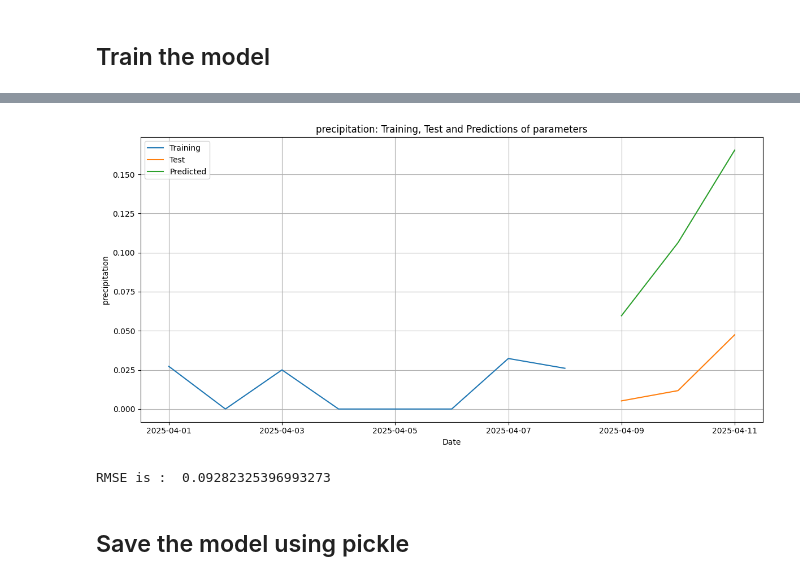
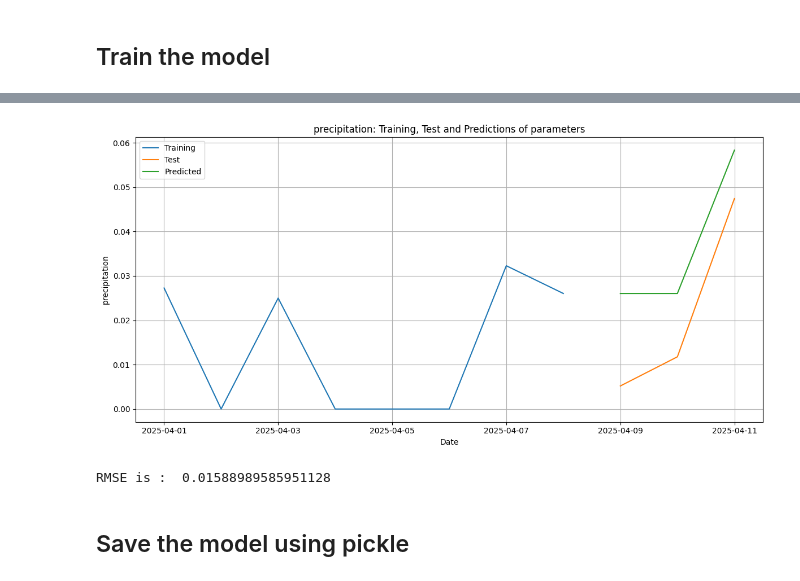
Before and after one commit to Jangsoodlor/smart-plant-pot-model, a Jupyter notebook: training/exog_prediction_models.ipynb, the cells around one changed output, grey strips where cells are left out. Drawn from its saved outputs; the diff is of its cells as text; code cells hidden in the pictures.

Commit message:
Load the model parameters with generated parameters from auto_arima

```diff
--- a/training/exog_prediction_models.ipynb
+++ b/training/exog_prediction_models.ipynb
@@ -197,3 +228,18 @@ plot_acf(df["precipitation"].diff().dropna().diff().dropna())
 The graph is not clear, therefore, the q parameter might be 0 or 1
 # %% [markdown]
 ## Train the model
+# %%
+# Use auto_arima to find the best model parameters
+model = auto_arima(train_data['precipitation'],
+                   seasonal=True,
+                   m=4,  # seasonality
+                   d=1,
+                   D=1,
+                   max_p=3,
+                   max_q=3,
+                   max_P=2,
+                   max_Q=2,
+                   trace=True,
+                   error_action='ignore',
+                   suppress_warnings=True,
+                   stepwise=True)
@@ -200,37 +267,37 @@ The graph is not clear, therefore, the q parameter might be 0 or 1
 # %%
 model_humidity = SARIMAX(
     endog=train_data['precipitation'],
-    order=(1,2,1),
-    seasonal_order=(1,2,1,4)
+    order=model.order, # (1,2,1),
+    seasonal_order=model.seasonal_order # (1,2,1,4)
 )
 humidity_results = model_humidity.fit()
 
 humidity_prediction = humidity_results.get_forecast(steps = int(test_data['precipitation'].count())).predicted_mean
 forecast_index = pd.date_range(
             start=test_data.index[0],
             freq=timedelta(days=1),
             periods=int(test_data['precipitation'].count()),
         )
 humidity_prediction.columns = ['predicted']
 
 plt.figure(figsize=(12, 6))
 # Ensure datetime index and proper plotting
 plt.plot(train_data.index, train_data["precipitation"], label="Training")
 plt.plot(test_data.index, test_data["precipitation"], label="Test")
 plt.plot(test_data.index, humidity_prediction, label="Predicted")  # use the same x-axis as test
 
 plt.legend()
 plt.xlabel("Date")
 plt.ylabel("precipitation")
 plt.title(f"precipitation: Training, Test and Predictions of parameters")
 plt.grid(True)
 plt.tight_layout()
 plt.show()
 
 print(f"RMSE is : ", root_mean_squared_error(test_data['precipitation'], humidity_prediction))
 # %% [output]
-[figure, old version]
+[figure, new version]
-RMSE is :  0.09282325396993273
+RMSE is :  0.01588989585951128
 # %% [markdown]
 ## Save the model using pickle
 # %%
```
Also changed, not shown: parts of 6 cells of this notebook, 1 other file.
